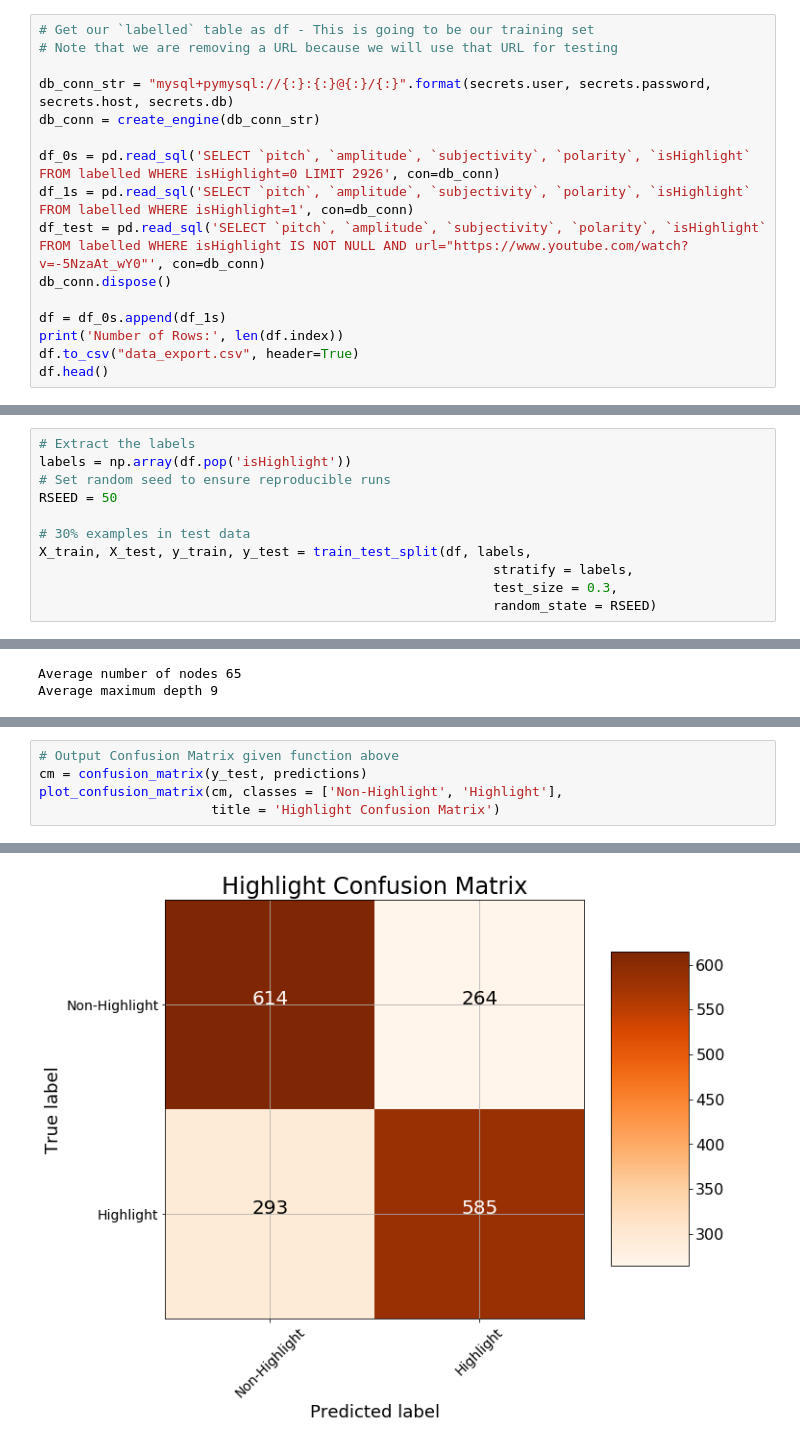
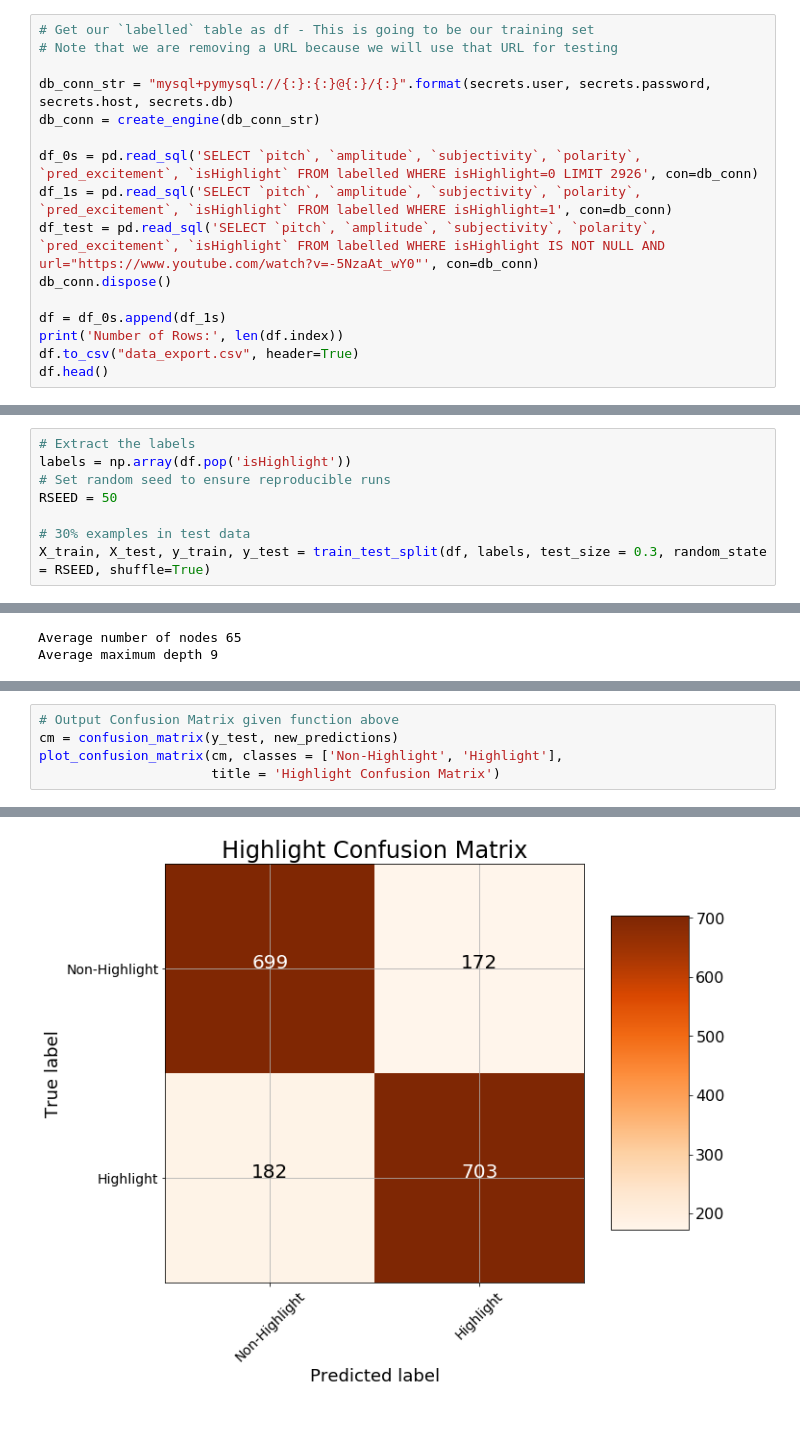
Before and after one commit to mattlianje/climactic, a Jupyter notebook: highlight-model/Random Forest.ipynb, the cells around one changed output, grey strips where cells are left out. Drawn from its saved outputs; the diff is of its cells as text.

Commit message:
Added `pred_excitement` as a feature

```diff
--- a/highlight-model/Random Forest.ipynb
+++ b/highlight-model/Random Forest.ipynb
@@ -24,9 +24,9 @@ from sklearn.model_selection import RandomizedSearchCV
 db_conn_str = "mysql+pymysql://{:}:{:}@{:}/{:}".format(secrets.user, secrets.password, secrets.host, secrets.db)
 db_conn = create_engine(db_conn_str)
 
-df_0s = pd.read_sql('SELECT `pitch`, `amplitude`, `subjectivity`, `polarity`, `isHighlight` FROM labelled WHERE isHighlight=0 LIMIT 2926', con=db_conn)
-df_1s = pd.read_sql('SELECT `pitch`, `amplitude`, `subjectivity`, `polarity`, `isHighlight` FROM labelled WHERE isHighlight=1', con=db_conn)
-df_test = pd.read_sql('SELECT `pitch`, `amplitude`, `subjectivity`, `polarity`, `isHighlight` FROM labelled WHERE isHighlight IS NOT NULL AND url="https://www.youtube.com/watch?v=-5NzaAt_wY0"', con=db_conn)
+df_0s = pd.read_sql('SELECT `pitch`, `amplitude`, `subjectivity`, `polarity`, `pred_excitement`, `isHighlight` FROM labelled WHERE isHighlight=0 LIMIT 2926', con=db_conn)
+df_1s = pd.read_sql('SELECT `pitch`, `amplitude`, `subjectivity`, `polarity`, `pred_excitement`, `isHighlight` FROM labelled WHERE isHighlight=1', con=db_conn)
+df_test = pd.read_sql('SELECT `pitch`, `amplitude`, `subjectivity`, `polarity`, `pred_excitement`, `isHighlight` FROM labelled WHERE isHighlight IS NOT NULL AND url="https://www.youtube.com/watch?v=-5NzaAt_wY0"', con=db_conn)
 db_conn.dispose()
 
 df = df_0s.append(df_1s)
@@ -54,10 +54,7 @@ labels = np.array(df.pop('isHighlight'))
 RSEED = 50
 
 # 30% examples in test data
-X_train, X_test, y_train, y_test = train_test_split(df, labels,
-                                                          stratify = labels,
-                                                          test_size = 0.3,
-                                                          random_state = RSEED)
+X_train, X_test, y_train, y_test = train_test_split(df, labels, test_size = 0.3, random_state = RSEED, shuffle=True)
 # %%
 # Create the model with 100 trees
 model = RandomForestClassifier(n_estimators=50,
@@ -332,6 +330,6 @@ Roc Baseline: 0.5 Test: 0.78 Train: 0.83
 # %%
 # Output Confusion Matrix given function above
-cm = confusion_matrix(y_test, predictions)
+cm = confusion_matrix(y_test, new_predictions)
 plot_confusion_matrix(cm, classes = ['Non-Highlight', 'Highlight'],
                       title = 'Highlight Confusion Matrix')
 # %% [output]
@@ -341 +339 @@ Confusion matrix, without normalization
-[figure, old version]
+[figure, new version]
```
Also changed, not shown: parts of 10 cells of this notebook, 1 other file.
